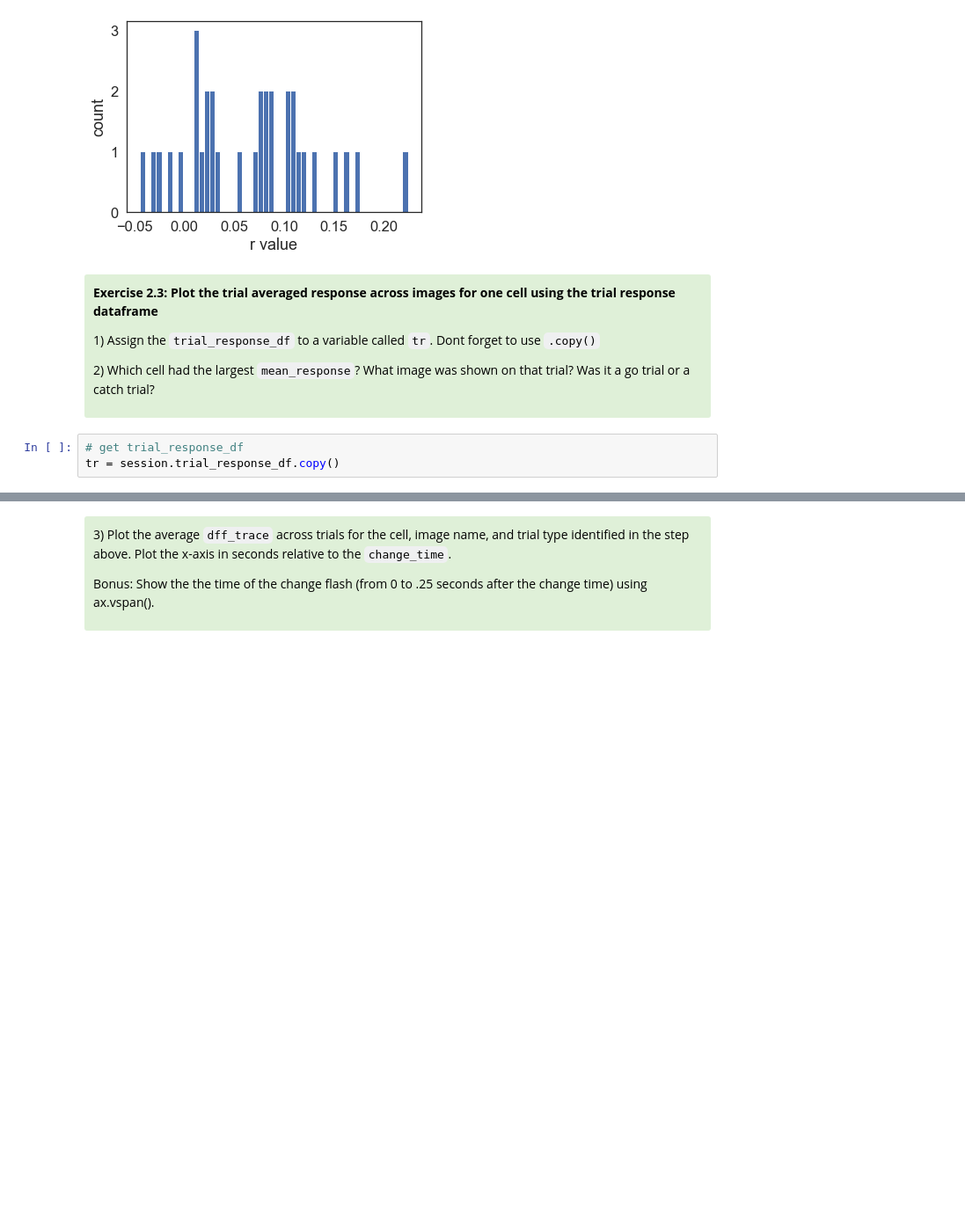
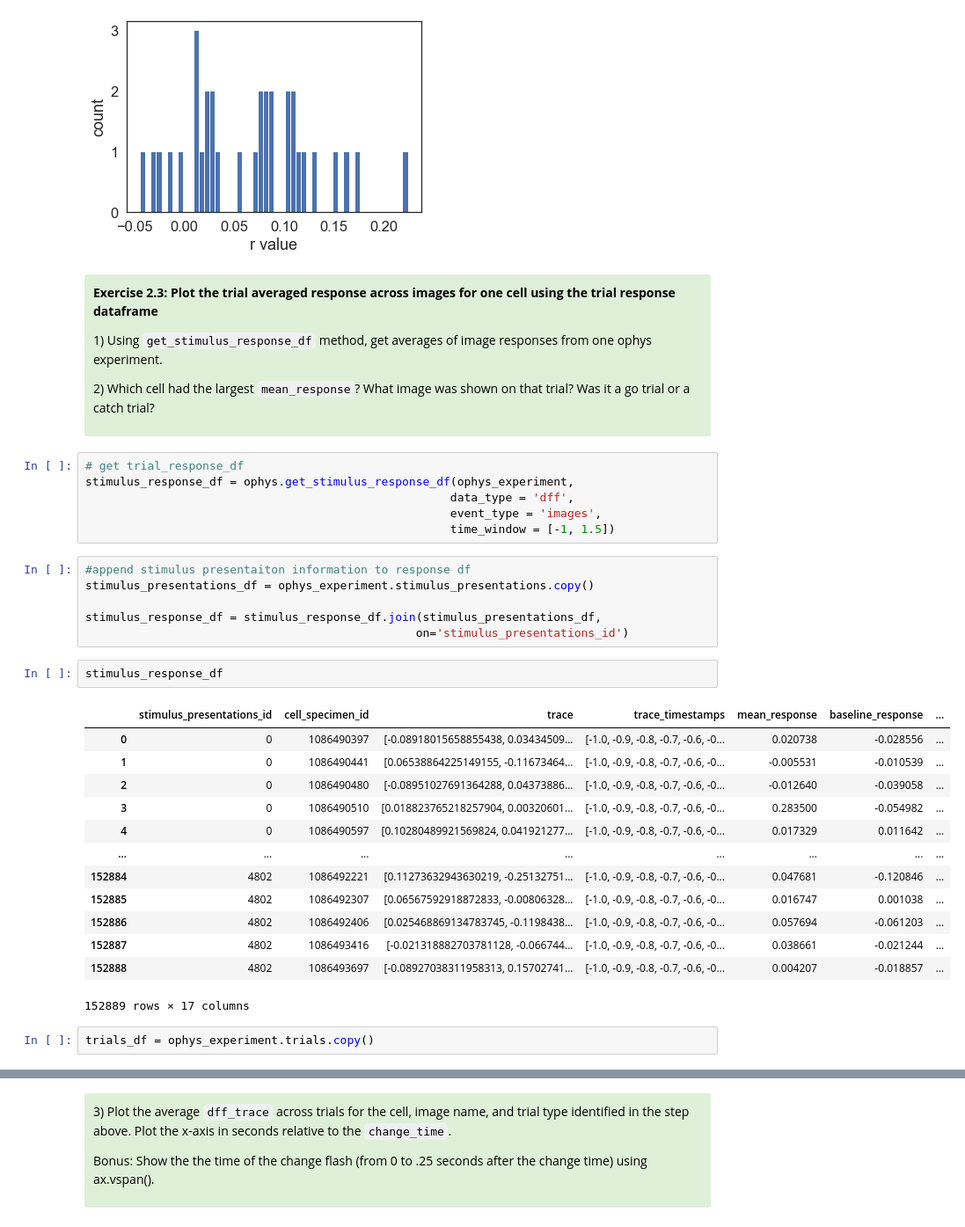
Before and after one commit to AllenInstitute/swdb_2021, a Jupyter notebook: DynamicBrain/solutions/VisualBehavior_Exercises_Solutions.ipynb, the cells around one changed output, grey strips where cells are left out. Shown at 88% size. Drawn from its saved outputs; the diff is of its cells as text; blank space fills up the shorter version.

```diff
--- a/DynamicBrain/solutions/VisualBehavior_Exercises_Solutions.ipynb
+++ b/DynamicBrain/solutions/VisualBehavior_Exercises_Solutions.ipynb
@@ -704,11 +704,38 @@ plt.ylabel('count');
 <div style="background: #DFF0D8; border-radius: 3px; padding: 10px;">
 <p><b>Exercise 2.3: Plot the trial averaged response across images for one cell using the trial response dataframe</b>
 
-<p> 1) Assign the <code>trial_response_df</code> to a variable called <code>tr</code>. Dont forget to use <code>.copy()</code>
+<p> 1) Using <code>get_stimulus_response_df</code> method, get averages of image responses from one ophys experiment.
 
 <p> 2) Which cell had the largest <code>mean_response</code>? What image was shown on that trial? Was it a go trial or a catch trial?
 
 </div>
-# %%
-# get trial_response_df
-tr = session.trial_response_df.copy()
+# %%
+# get trial_response_df
+stimulus_response_df = ophys.get_stimulus_response_df(ophys_experiment,
+                                                     data_type = 'dff',
+                                                     event_type = 'images',
+                                                     time_window = [-1, 1.5])
+# %%
+#append stimulus presentaiton information to response df
+stimulus_presentations_df = ophys_experiment.stimulus_presentations.copy()
+
+stimulus_response_df = stimulus_response_df.join(stimulus_presentations_df,
+                                                on='stimulus_presentations_id')
+# %%
+stimulus_response_df
+# %% [output]
+|  | stimulus_presentations_id | cell_specimen_id | trace | trace_timestamps | mean_response | baseline_response | ... |
+| 0 | 0 | 1086490397 | [-0.08918015658855438, 0.03434509... | [-1.0, -0.9, -0.8, -0.7, -0.6, -0... | 0.020738 | -0.028556 | ... |
+| 1 | 0 | 1086490441 | [0.06538864225149155, -0.11673464... | [-1.0, -0.9, -0.8, -0.7, -0.6, -0... | -0.005531 | -0.010539 | ... |
+| 2 | 0 | 1086490480 | [-0.08951027691364288, 0.04373886... | [-1.0, -0.9, -0.8, -0.7, -0.6, -0... | -0.012640 | -0.039058 | ... |
+| 3 | 0 | 1086490510 | [0.018823765218257904, 0.00320601... | [-1.0, -0.9, -0.8, -0.7, -0.6, -0... | 0.283500 | -0.054982 | ... |
+| 4 | 0 | 1086490597 | [0.10280489921569824, 0.041921277... | [-1.0, -0.9, -0.8, -0.7, -0.6, -0... | 0.017329 | 0.011642 | ... |
+| ... | ... | ... | ... | ... | ... | ... | ... |
+| 152884 | 4802 | 1086492221 | [0.11273632943630219, -0.25132751... | [-1.0, -0.9, -0.8, -0.7, -0.6, -0... | 0.047681 | -0.120846 | ... |
+| 152885 | 4802 | 1086492307 | [0.06567592918872833, -0.00806328... | [-1.0, -0.9, -0.8, -0.7, -0.6, -0... | 0.016747 | 0.001038 | ... |
+| 152886 | 4802 | 1086492406 | [0.025468869134783745, -0.1198438... | [-1.0, -0.9, -0.8, -0.7, -0.6, -0... | 0.057694 | -0.061203 | ... |
+| 152887 | 4802 | 1086493416 | [-0.021318882703781128, -0.066744... | [-1.0, -0.9, -0.8, -0.7, -0.6, -0... | 0.038661 | -0.021244 | ... |
+| 152888 | 4802 | 1086493697 | [-0.08927038311958313, 0.15702741... | [-1.0, -0.9, -0.8, -0.7, -0.6, -0... | 0.004207 | -0.018857 | ... |
+152889 rows × 17 columns
+# %%
+trials_df = ophys_experiment.trials.copy()
```
Also changed, not shown: parts of 2 cells of this notebook.
